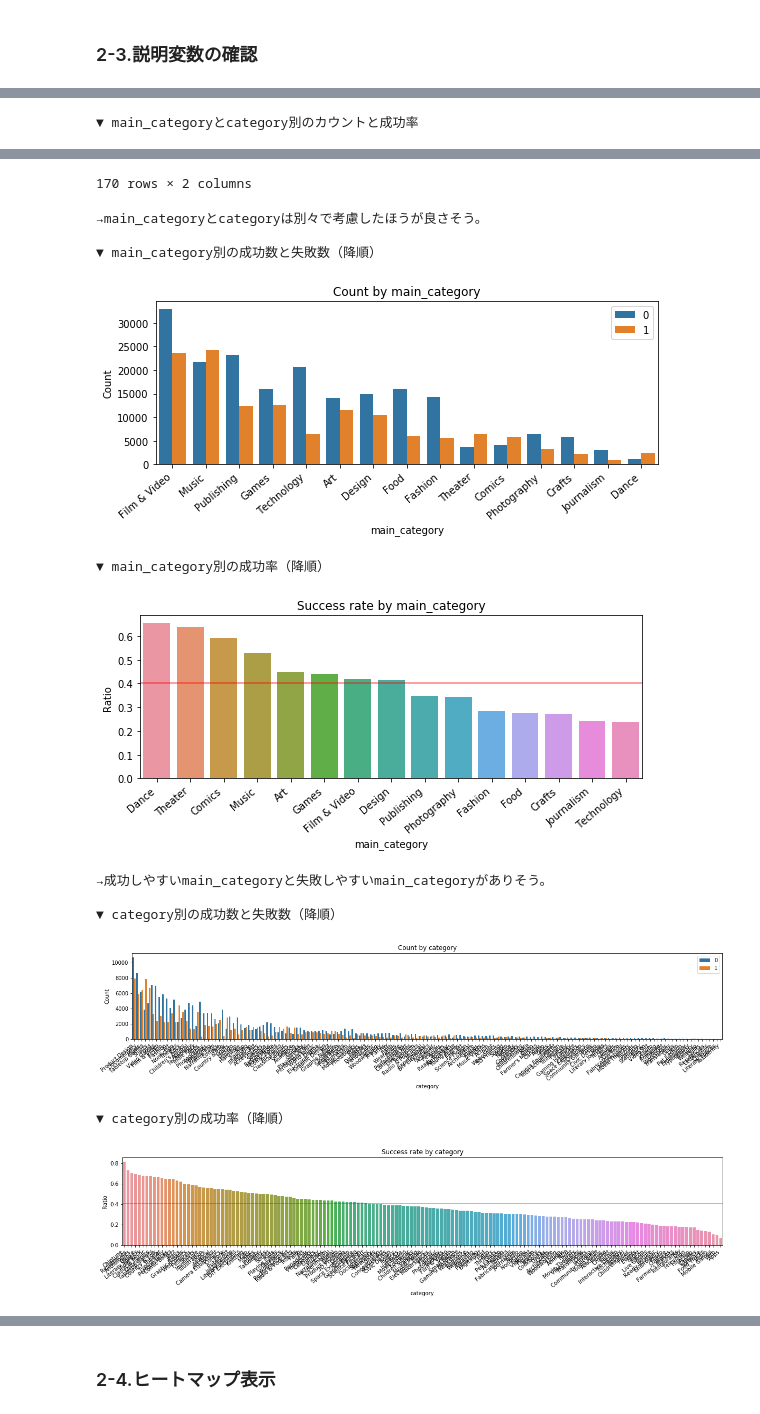
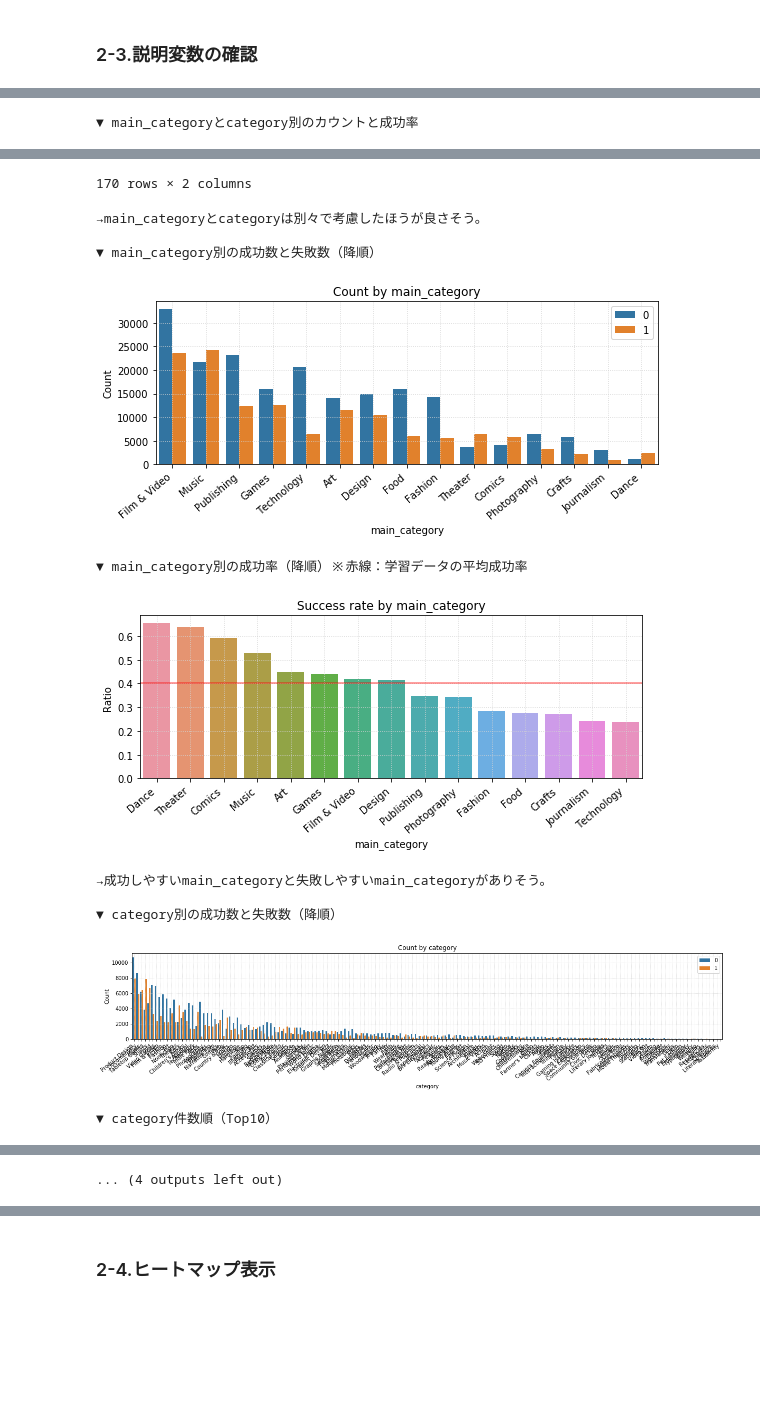
Before and after one commit to arsma12/skillupAI, a Jupyter notebook: Day1_work_長谷川雅代.ipynb, the cells around one changed output, grey strips where cells are left out. Saved outputs shown, nothing was run; the diff lists cells and outputs as text; code cells hidden in the pictures; blank space fills up the shorter version.

```diff
--- a/Day1_work_長谷川雅代.ipynb
+++ b/Day1_work_長谷川雅代.ipynb
@@ -70,6 +70,8 @@ def show_histogram(col_name,w,h,bins_val):
     sns.distplot(df[df['state']==0][col_name],kde=False,rug=False,bins=bins_val,label='failed')
     sns.distplot(df[df['state']==1][col_name],kde=False,rug=False,bins=bins_val,label='successful')
     plt.title('Histogram of ' + str(col_name) + ' (bins = ' + str(bins_val) + ')')
+    plt.grid(which='major',color='gray',linestyle=':')
+    plt.grid(which='minor',color='gray',linestyle=':')
     plt.legend()
     plt.show()
 
@@ -83,6 +85,8 @@ def show_histogram_log1p(col_name,w,h,bins_val):
     sns.distplot(np.log1p(df[df['state']==0][col_name]),kde=False,rug=False,bins=bins_val,label='failed')
     sns.distplot(np.log1p(df[df['state']==1][col_name]),kde=False,rug=False,bins=bins_val,label='successful')
     plt.title('Histogram of ' + str(col_name) + ' (bins = ' + str(bins_val) + ')')
+    plt.grid(which='major',color='gray',linestyle=':')
+    plt.grid(which='minor',color='gray',linestyle=':')
     plt.xlabel(col_name)
     plt.legend()
     plt.show()
@@ -101,9 +105,11 @@ def show_scatter_plot(col_name, w, h):
     plt.plot(data1.index, data1[col_name], 'o', color='C1', label='successful')
     plt.plot(data2.index, data2[col_name], 'x', color='C0', label='failed')
     plt.legend(loc='best')
+    plt.title('Scatter plot of ' + str(col_name))
+    plt.grid(which='major',color='gray',linestyle=':')
+    plt.grid(which='minor',color='gray',linestyle=':')
     plt.ylabel(col_name)
     plt.xlabel('row_index')
-    plt.title('Scatter plot of ' + str(col_name))
     plt.show()
 
 # ============================================================================
@@ -120,6 +126,8 @@ def show_state_count_plot(col_name, w, h, sort_flg=False, x_rot = 0):
         ax = sns.countplot(df[col_name],hue=df['state'])
 
     ax.set_title('Count by ' + str(col_name))
+    plt.grid(which='major',color='lightgray',linestyle=':')
+    plt.grid(which='minor',color='lightgray',linestyle=':')
     ax.set_xlabel(col_name)
     ax.set_xticklabels(ax.get_xticklabels(), rotation=x_rot, ha="right") # ラベルの回転
     ax.set_ylabel('Count')
@@ -136,13 +144,15 @@ def show_successrate_barplot(col_name, w, h, baseline, sort_flg=False, x_rot = 0
     successrate.reset_index(inplace = True) # index振り直し
     if(sort_flg):
         successrate = successrate.sort_values('state', ascending=False) # 成功率の降順
-        print('\n▼ ' + str(col_name) + '別の成功率（降順）')
+        print('\n▼ ' + str(col_name) + '別の成功率（降順）※赤線：学習データの平均成功率')
     else:
-        print('\n▼ ' + str(col_name) + '別の成功率')
+        print('\n▼ ' + str(col_name) + '別の成功率 ※赤線：学習データの平均成功率')
     plt.figure(figsize=(w,h))
     ax = sns.barplot(x=col_name, y="state", data=successrate)
     ax.axhline(baseline, alpha=0.5, color='red') # 平均値
     ax.set_title('Success rate by ' + str(col_name))
+    plt.grid(which='major',color='lightgray',linestyle=':')
+    plt.grid(which='minor',color='lightgray',linestyle=':')
     ax.set_xlabel(col_name)
     ax.set_xticklabels(ax.get_xticklabels(), rotation=x_rot, ha="right") # ラベルの回転
     ax.set_ylabel('Ratio')
@@ -369,7 +386,7 @@ print('→午後2,3時あたりに開始すると成功率が高まるようだ
 print('\n▼ main_categoryとcategory別のカウントと成功率')
 df_category = df[['main_category','category','state']]
 
-pd.set_option('display.max_rows', 30)
+pd.set_option('display.max_rows', 20)
 
 display(df_category.groupby(['main_category', 'category']).agg(['count','mean']))
 print('→main_categoryとcategoryは別々で考慮したほうが良さそう。')
@@ -382,48 +399,47 @@ print('→成功しやすいmain_categoryと失敗しやすいmain_categoryが
 # category
 show_state_count_plot('category',20,3, True,40)
 
-#print('▼ category件数順（Top10）')
-#display(pd.DataFrame(df['category'].value_counts(),columns=['category']).head(10))
+print('▼ category件数順（Top10）')
+display(pd.DataFrame(df['category'].value_counts(),columns=['category']).head(10))
 
 show_successrate_barplot('category',20,3, baseline,True,40)
 
-#print('▼ category成功率順（Top10）')
-#successrate = pd.DataFrame(df['state'].groupby(df['category']).mean())
-#successrate_s = successrate.sort_values('state', ascending=False) # 成功率降順
-#display(successrate_s.head(10))
+print('▼ category成功率順（Top10）')
+successrate = pd.DataFrame(df['state'].groupby(df['category']).mean())
+successrate_s = successrate.sort_values('state', ascending=False) # 成功率降順
+display(successrate_s.head(10))
 
 print('→成功しやすいcategoryと失敗しやすいcategoryがありそう。')
 # %% [output]
 ▼ main_categoryとcategory別のカウントと成功率
 |  |  | state |  |
 |  |  | count | mean |
 | main_category | category |  |  |
 | Art | Art | 7486 | 0.452177 |
 |  | Ceramics | 275 | 0.480000 |
 |  | Conceptual Art | 930 | 0.393548 |
 |  | Digital Art | 1171 | 0.316823 |
 |  | Illustration | 2890 | 0.562630 |
 |  | Installations | 436 | 0.534404 |
 |  | Mixed Media | 2513 | 0.376045 |
 |  | Painting | 3035 | 0.378583 |
 |  | Performance Art | 1974 | 0.473151 |
 |  | Public Art | 2850 | 0.541404 |
 | ... | ... | ... | ... |
 |  | Immersive | 297 | 0.569024 |
 |  | Musical | 830 | 0.556627 |
 |  | Plays | 1291 | 0.622773 |
 |  | Spaces | 194 | 0.510309 |
 |  | Theater | 6684 | 0.659037 |
 170 rows × 2 columns
 →main_categoryとcategoryは別々で考慮したほうが良さそう。
 
 ▼ main_category別の成功数と失敗数（降順）
-[figure, old version]
+[figure, new version]
-▼ main_category別の成功率（降順）
+▼ main_category別の成功率（降順）※赤線：学習データの平均成功率
-[figure, old version]
+[figure, new version]
 →成功しやすいmain_categoryと失敗しやすいmain_categoryがありそう。
 
 ▼ category別の成功数と失敗数（降順）
 [figure]
-▼ category別の成功率（降順）
+▼ category件数順（Top10）
-[figure, removed]
@@ -431,3 +458,4 @@ print('→成功しやすいcategoryと失敗しやすいcategoryがありそう
+... (4 outputs left out)
 # %%
 # ------------------------------------------------
 # 2-3-5.currencyとcountry
```
Also changed, not shown: parts of 11 cells of this notebook.
